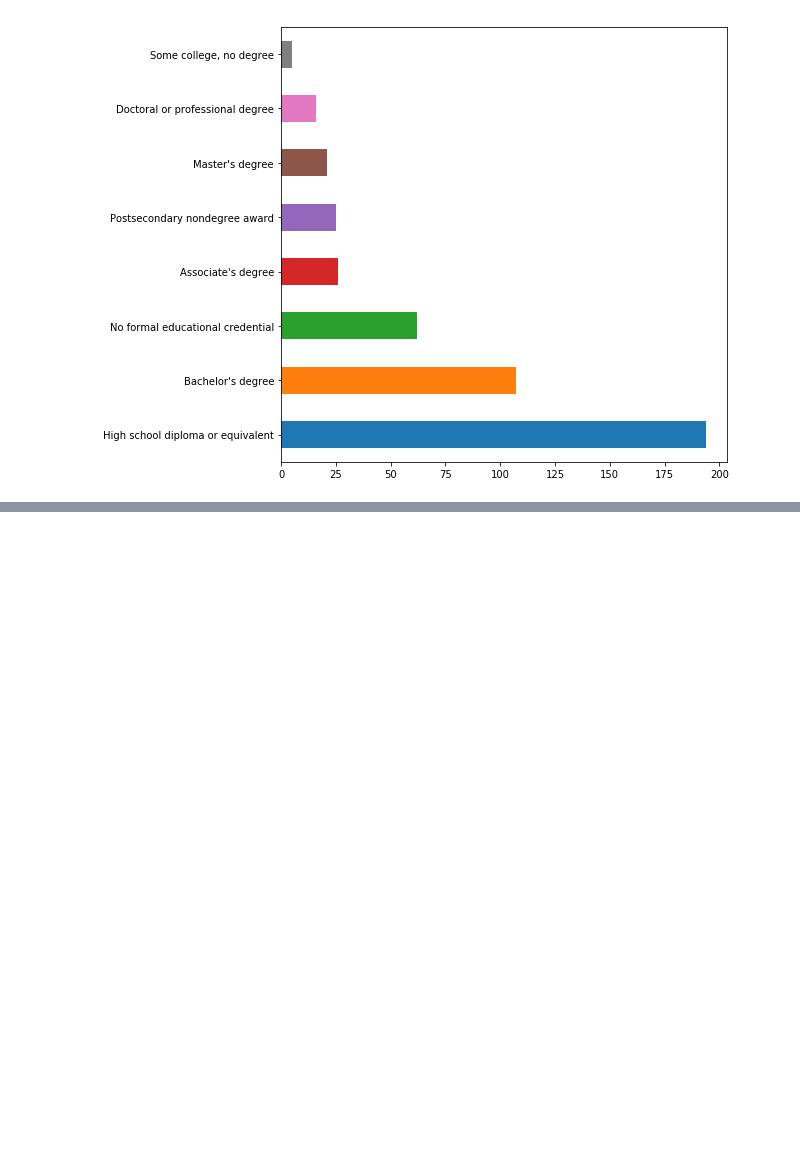
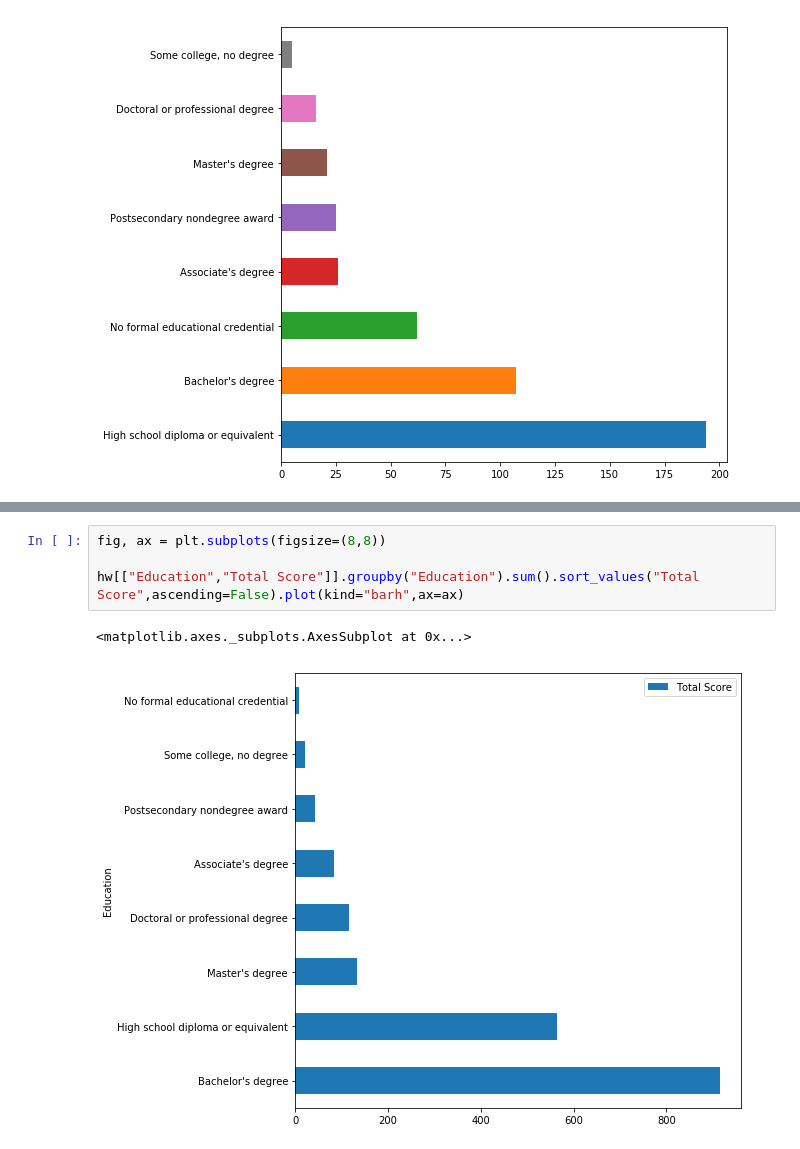
Before and after one commit to Bisaha/foresight, a Jupyter notebook: analysis/KDOL/High_Demand.ipynb, the cells around one changed output, grey strips where cells are left out. Cells and saved outputs as stored; diff of their text form; blank space fills up the shorter version.

Commit message:
Added total score graphs

```diff
--- a/analysis/KDOL/High_Demand.ipynb
+++ b/analysis/KDOL/High_Demand.ipynb
@@ -229,0 +235,7 @@ hd["Education"].value_counts().plot(kind="barh",ax=ax)
+# %%
+fig, ax = plt.subplots(figsize=(8,8))
+
+hw[["Education","Total Score"]].groupby("Education").sum().sort_values("Total Score",ascending=False).plot(kind="barh",ax=ax)
+# %% [output]
+<matplotlib.axes._subplots.AxesSubplot at 0x...>
+[figure, added]
```
Also changed, not shown: parts of 4 cells of this notebook.
